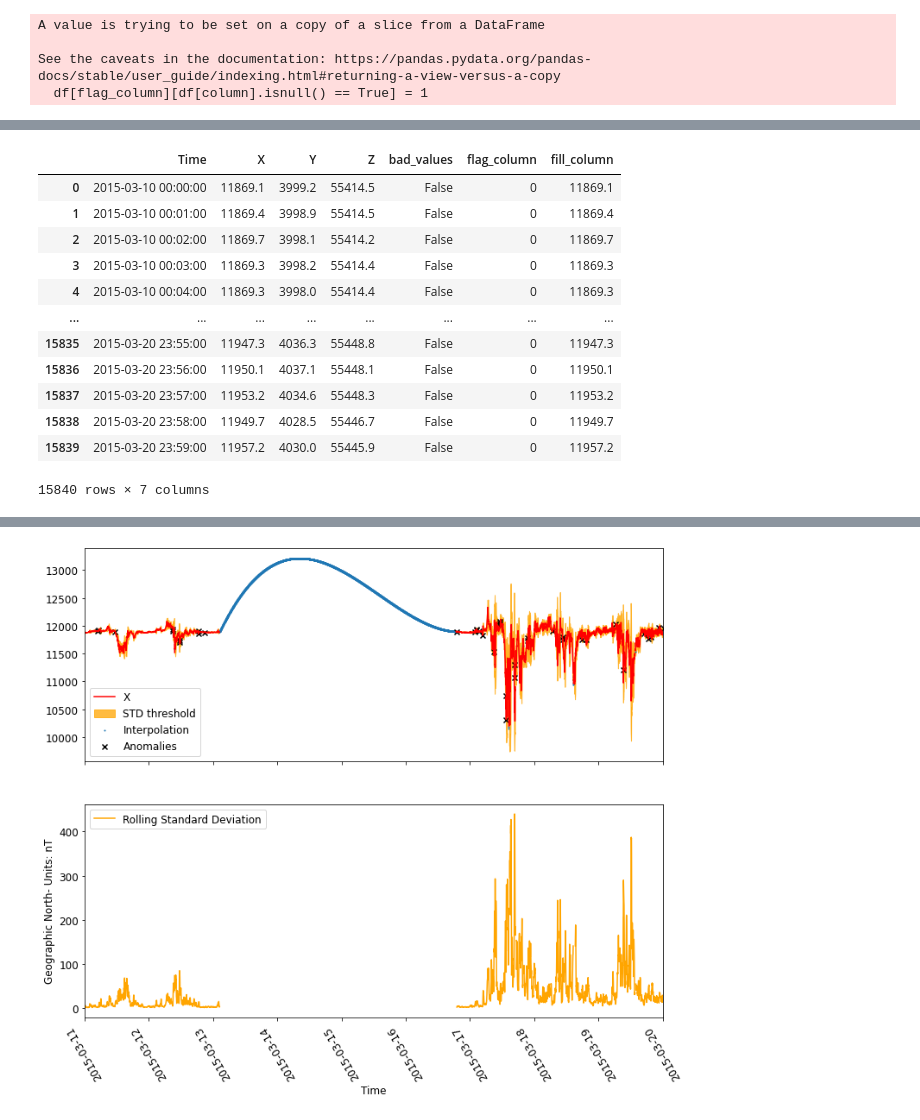
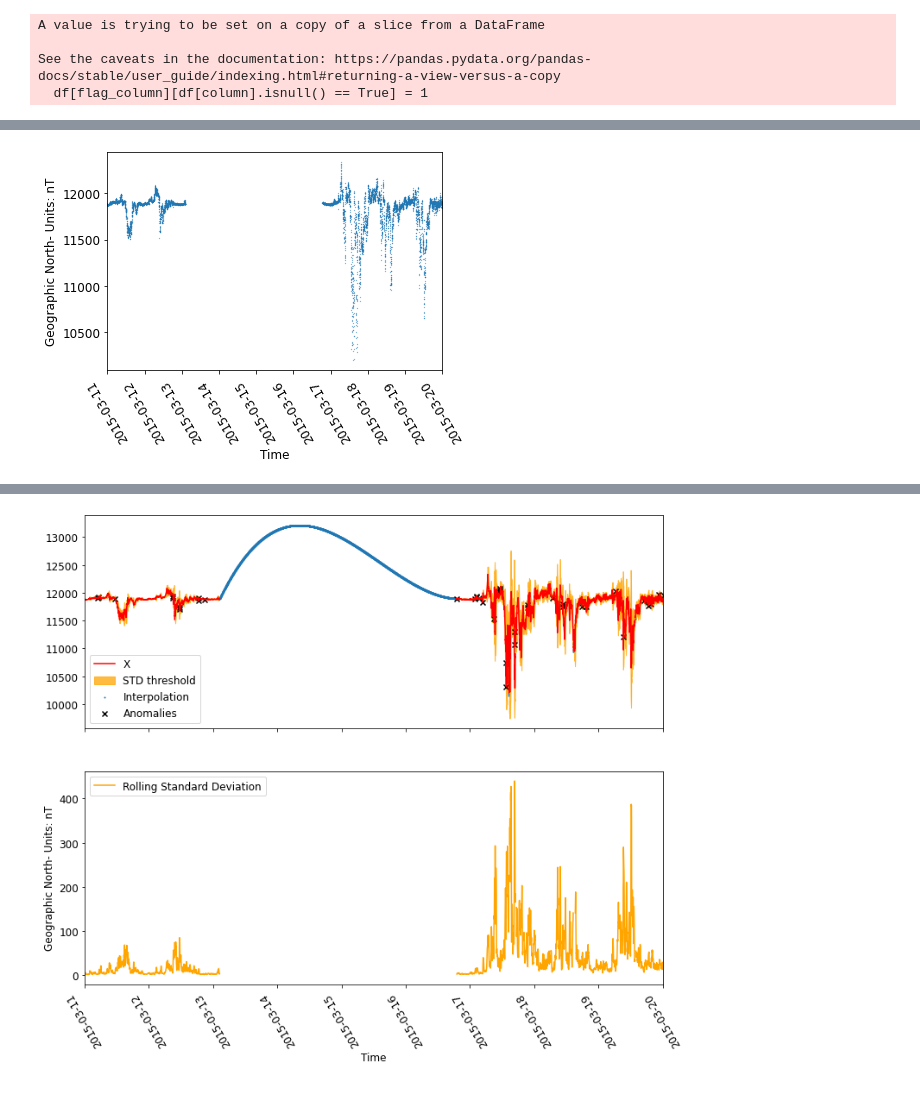
Before and after one commit to GFMoraga/Data-project, a Jupyter notebook: Final_draft.ipynb, the cells around one changed output, grey strips where cells are left out. Cells and saved outputs as stored; diff of their text form; code cells hidden in the pictures.

```diff
--- a/Final_draft.ipynb
+++ b/Final_draft.ipynb
@@ -129,21 +115,7 @@ See the caveats in the documentation: https://pandas.pydata.org/pandas-docs/stab
 # %%
 df = interpolate_values(df)
-# %%
-df
-# %% [output]
-|  | Time | X | Y | Z | bad_values | flag_column | fill_column |
-| 0 | 2015-03-10 00:00:00 | 11869.1 | 3999.2 | 55414.5 | False | 0 | 11869.1 |
-| 1 | 2015-03-10 00:01:00 | 11869.4 | 3998.9 | 55414.5 | False | 0 | 11869.4 |
-| 2 | 2015-03-10 00:02:00 | 11869.7 | 3998.1 | 55414.2 | False | 0 | 11869.7 |
-| 3 | 2015-03-10 00:03:00 | 11869.3 | 3998.2 | 55414.4 | False | 0 | 11869.3 |
-| 4 | 2015-03-10 00:04:00 | 11869.3 | 3998.0 | 55414.4 | False | 0 | 11869.3 |
-| ... | ... | ... | ... | ... | ... | ... | ... |
-| 15835 | 2015-03-20 23:55:00 | 11947.3 | 4036.3 | 55448.8 | False | 0 | 11947.3 |
-| 15836 | 2015-03-20 23:56:00 | 11950.1 | 4037.1 | 55448.1 | False | 0 | 11950.1 |
-| 15837 | 2015-03-20 23:57:00 | 11953.2 | 4034.6 | 55448.3 | False | 0 | 11953.2 |
-| 15838 | 2015-03-20 23:58:00 | 11949.7 | 4028.5 | 55446.7 | False | 0 | 11949.7 |
-| 15839 | 2015-03-20 23:59:00 | 11957.2 | 4030.0 | 55445.9 | False | 0 | 11957.2 |
-15840 rows × 7 columns
 # %%
-#simple_plot(df)
+simple_plot(df)
+# %% [output]
+[figure, added]
 # %%
```
Also changed, not shown: parts of 2 cells of this notebook.
